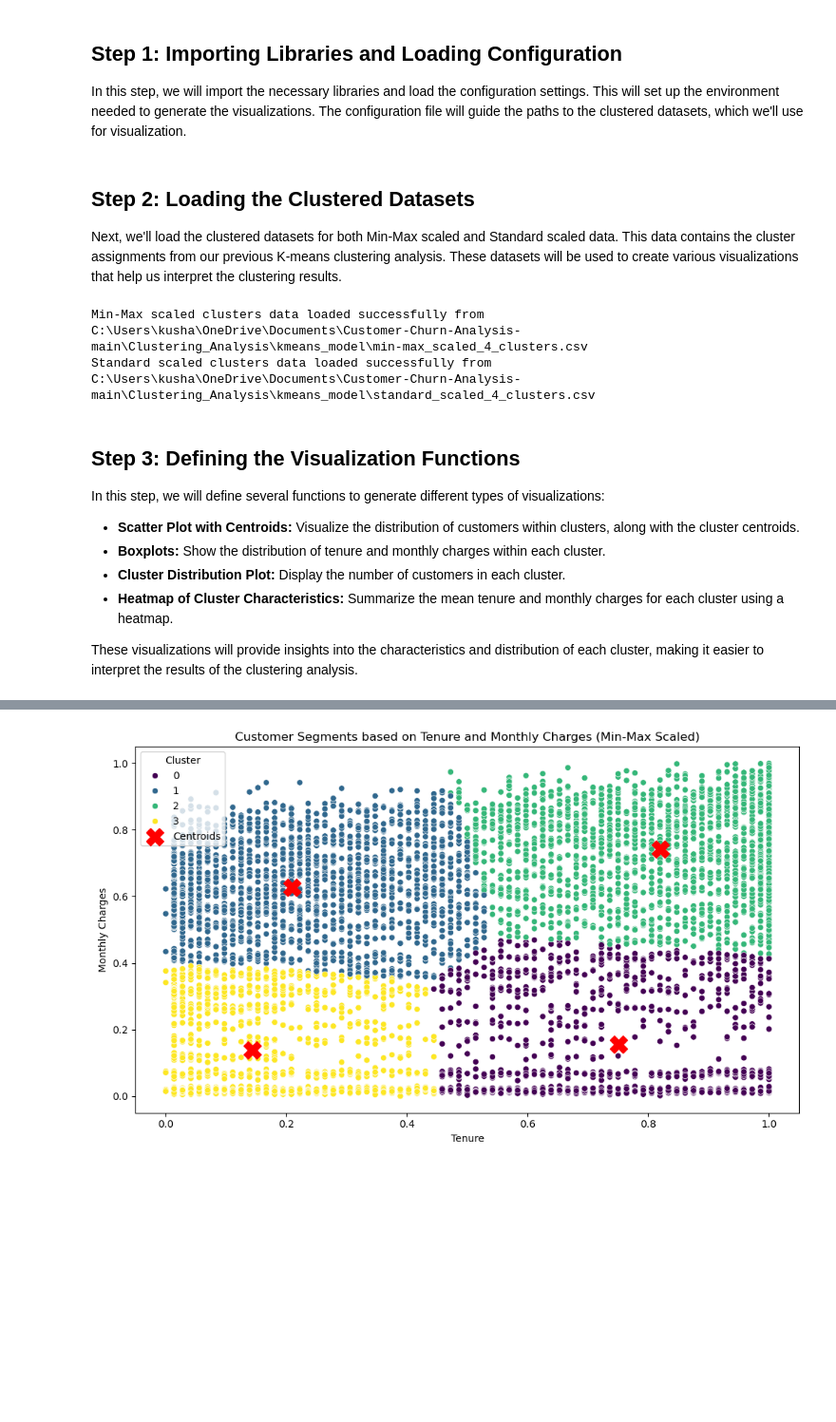
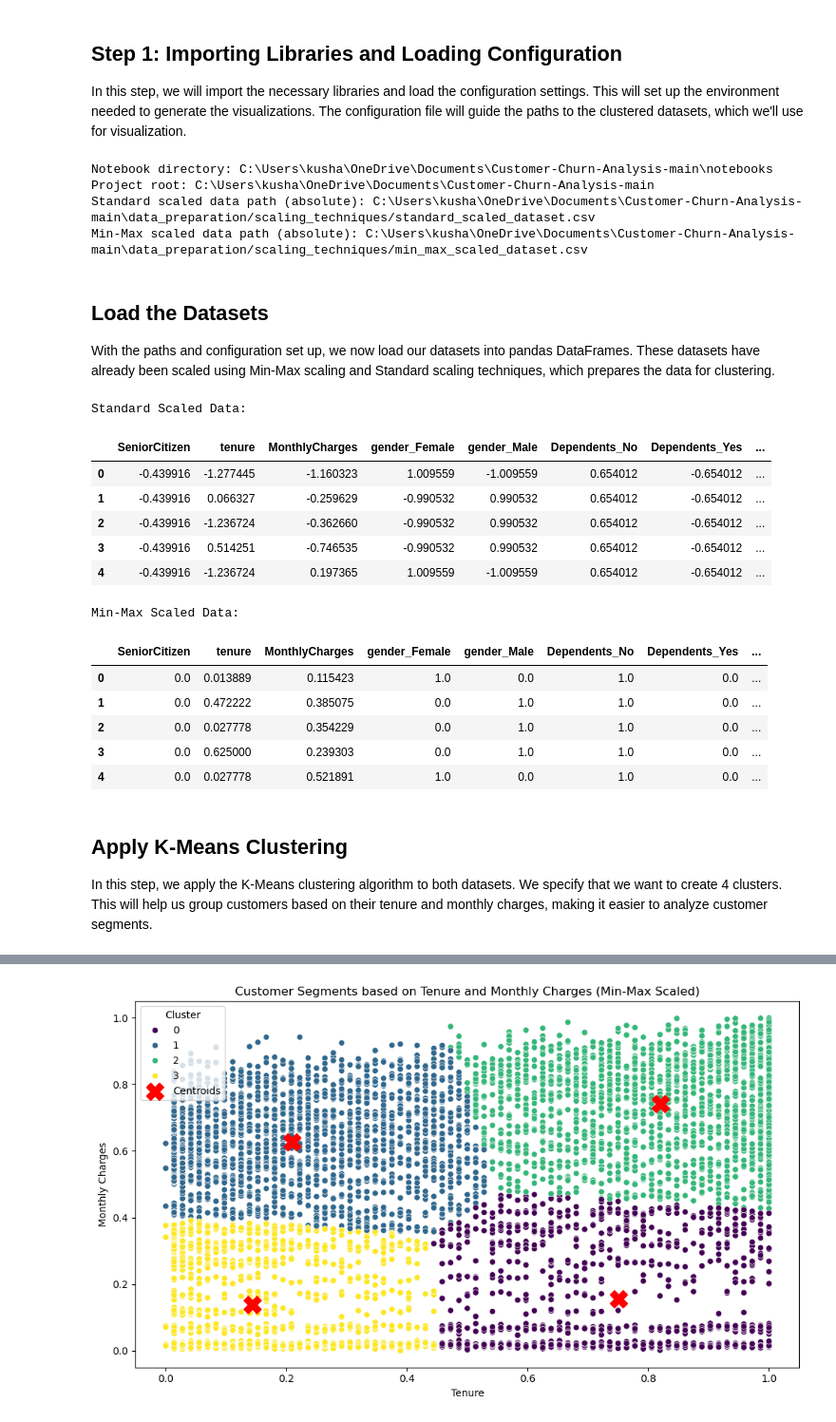
Before and after one commit to Maniramluitel2056/Customer-Churn-Analysis, a Jupyter notebook: notebooks/clustering/visualisations.ipynb, the cells around one changed output, grey strips where cells are left out. Shown at 95% size. Cells and saved outputs as stored; diff of their text form; code cells hidden in the pictures; blank space fills up the shorter version.

Commit message:
updated notebook jupyter for visualization of clusters

```diff
--- a/notebooks/clustering/visualisations.ipynb
+++ b/notebooks/clustering/visualisations.ipynb
@@ -8,48 +8,64 @@ In this notebook, we will generate various visualizations to aid in the interpre
 In this step, we will import the necessary libraries and load the configuration settings. This will set up the environment needed to generate the visualizations. The configuration file will guide the paths to the clustered datasets, which we'll use for visualization.
 # %%
 import os
-import json  # Import the json module
+import sys
+import json
 import pandas as pd
+from sklearn.cluster import KMeans
 import matplotlib.pyplot as plt
 import seaborn as sns
-from sklearn.cluster import KMeans
+# Define paths
+notebook_dir = os.path.dirname(os.path.abspath(''))
+project_root = os.path.abspath(os.path.join(notebook_dir, '..'))
+config_path = os.path.join(project_root, 'config.json')
 
-# Define the path to the config file
-config_path = os.path.join(os.path.dirname(os.path.abspath('')), '..', 'config.json')
+print(f"Notebook directory: {notebook_dir}")
+print(f"Project root: {project_root}")
 
-# Load the configuration
+# Load configuration file
 with open(config_path, 'r') as f:
     config = json.load(f)
 
-# Utility function to convert relative path to absolute path
-def to_absolute_path(relative_path, start_path):
-    return os.path.abspath(os.path.join(start_path, relative_path))
+standard_scaled_data_path = os.path.join(project_root, 'data_preparation/scaling_techniques/standard_scaled_dataset.csv')
+min_max_scaled_data_path = os.path.join(project_root, 'data_preparation/scaling_techniques/min_max_scaled_dataset.csv')
 
-# Define the project root and load paths from the config
-project_root = os.path.dirname(os.path.dirname(os.path.abspath('')))
-min_max_clusters_path = to_absolute_path(config['min-max_scaled_4_clusters_path'], project_root)
-standard_clusters_path = to_absolute_path(config['standard_scaled_4_clusters_path'], project_root)
+print(f"Standard scaled data path (absolute): {standard_scaled_data_path}")
+print(f"Min-Max scaled data path (absolute): {min_max_scaled_data_path}")
+# %% [output]
+Notebook directory: C:\Users\kusha\OneDrive\Documents\Customer-Churn-Analysis-main\notebooks
+Project root: C:\Users\kusha\OneDrive\Documents\Customer-Churn-Analysis-main
+Standard scaled data path (absolute): C:\Users\kusha\OneDrive\Documents\Customer-Churn-Analysis-main\data_preparation/scaling_techniques/standard_scaled_dataset.csv
+Min-Max scaled data path (absolute): C:\Users\kusha\OneDrive\Documents\Customer-Churn-Analysis-main\data_preparation/scaling_techniques/min_max_scaled_dataset.csv
 # %% [markdown]
-## Step 2: Loading the Clustered Datasets
+## Load the Datasets
 
-Next, we'll load the clustered datasets for both Min-Max scaled and Standard scaled data. This data contains the cluster assignments from our previous K-means clustering analysis. These datasets will be used to create various visualizations that help us interpret the clustering results.
+With the paths and configuration set up, we now load our datasets into pandas DataFrames. These datasets have already been scaled using Min-Max scaling and Standard scaling techniques, which prepares the data for clustering.
 # %%
 # Load the datasets
-df_min_max_clusters = pd.read_csv(min_max_clusters_path)
-print(f"Min-Max scaled clusters data loaded successfully from {min_max_clusters_path}")
+df_min_max_scaled = pd.read_csv(min_max_scaled_data_path)
+df_standard_scaled = pd.read_csv(standard_scaled_data_path)
 
-df_standard_clusters = pd.read_csv(standard_clusters_path)
-print(f"Standard scaled clusters data loaded successfully from {standard_clusters_path}")
+# Example of printing the first few rows to verify
+print("Standard Scaled Data:")
+display(df_standard_scaled.head())
+
+print("Min-Max Scaled Data:")
+display(df_min_max_scaled.head())
 # %% [output]
-Min-Max scaled clusters data loaded successfully from C:\Users\kusha\OneDrive\Documents\Customer-Churn-Analysis-main\Clustering_Analysis\kmeans_model\min-max_scaled_4_clusters.csv
-Standard scaled clusters data loaded successfully from C:\Users\kusha\OneDrive\Documents\Customer-Churn-Analysis-main\Clustering_Analysis\kmeans_model\standard_scaled_4_clusters.csv
+Standard Scaled Data:
+|  | SeniorCitizen | tenure | MonthlyCharges | gender_Female | gender_Male | Dependents_No | Dependents_Yes | ... |
+| 0 | -0.439916 | -1.277445 | -1.160323 | 1.009559 | -1.009559 | 0.654012 | -0.654012 | ... |
+| 1 | -0.439916 | 0.066327 | -0.259629 | -0.990532 | 0.990532 | 0.654012 | -0.654012 | ... |
+| 2 | -0.439916 | -1.236724 | -0.362660 | -0.990532 | 0.990532 | 0.654012 | -0.654012 | ... |
+| 3 | -0.439916 | 0.514251 | -0.746535 | -0.990532 | 0.990532 | 0.654012 | -0.654012 | ... |
+| 4 | -0.439916 | -1.236724 | 0.197365 | 1.009559 | -1.009559 | 0.654012 | -0.654012 | ... |
+Min-Max Scaled Data:
+|  | SeniorCitizen | tenure | MonthlyCharges | gender_Female | gender_Male | Dependents_No | Dependents_Yes | ... |
+| 0 | 0.0 | 0.013889 | 0.115423 | 1.0 | 0.0 | 1.0 | 0.0 | ... |
+| 1 | 0.0 | 0.472222 | 0.385075 | 0.0 | 1.0 | 1.0 | 0.0 | ... |
+| 2 | 0.0 | 0.027778 | 0.354229 | 0.0 | 1.0 | 1.0 | 0.0 | ... |
+| 3 | 0.0 | 0.625000 | 0.239303 | 0.0 | 1.0 | 1.0 | 0.0 | ... |
+| 4 | 0.0 | 0.027778 | 0.521891 | 1.0 | 0.0 | 1.0 | 0.0 | ... |
 # %% [markdown]
-## Step 3: Defining the Visualization Functions
-
-In this step, we will define several functions to generate different types of visualizations:
-- **Scatter Plot with Centroids:** Visualize the distribution of customers within clusters, along with the cluster centroids.
-- **Boxplots:** Show the distribution of tenure and monthly charges within each cluster.
-- **Cluster Distribution Plot:** Display the number of customers in each cluster.
-- **Heatmap of Cluster Characteristics:** Summarize the mean tenure and monthly charges for each cluster using a heatmap.
-
-These visualizations will provide insights into the characteristics and distribution of each cluster, making it easier to interpret the results of the clustering analysis.
+## Apply K-Means Clustering
+In this step, we apply the K-Means clustering algorithm to both datasets. We specify that we want to create 4 clusters. This will help us group customers based on their tenure and monthly charges, making it easier to analyze customer segments.
```
Also changed, not shown: parts of 7 cells of this notebook.
